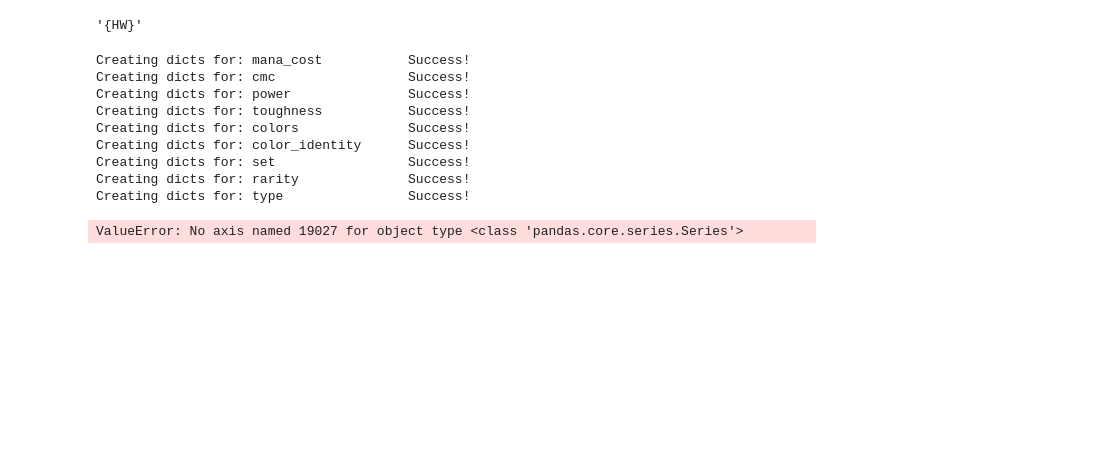
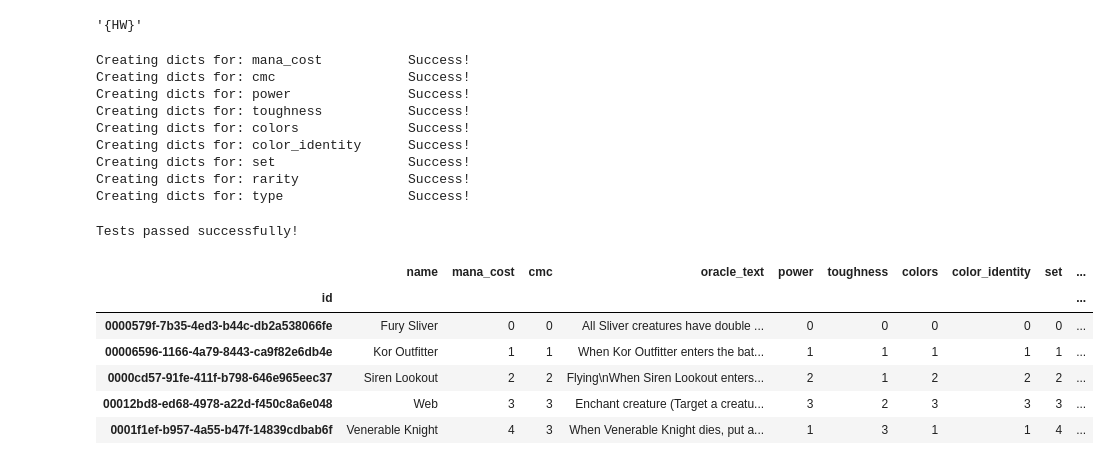
Before and after one commit to ramiluisto/MTG-cards, a Jupyter notebook: MTG textual part.ipynb, the cells around one changed output. Saved outputs shown, nothing was run; the diff lists cells and outputs as text; code cells hidden in the pictures; blank space fills up the shorter version.

```diff
--- a/MTG textual part.ipynb
+++ b/MTG textual part.ipynb
@@ -244,13 +250,48 @@ Creating dicts for: type                Success!
 # %%
 # Testing dictionaries
 
-TEST_AMOUNT = 10
+TEST_AMOUNT = 1000
+test_flag = True
 
 for categorizable in categorical_columns:
     maximum = len(df[categorizable])
 
     cat2int, int2cat = category_translators[categorizable]
     for j in np.random.randint(maximum, size=TEST_AMOUNT):
-        print(df[categorizable].iloc(j))
+        original = df[categorizable][j]
+        translated = cat2int[original]
+        double_translated = int2cat[translated]
+        #print(original, "->",translated , "->", double_translated )
+
+        if double_translated == original:
+            #print("Success!: ", original, "->",translated , "->", double_translated )
+            continue
+        else:
+            test_flag = False
+            print("FAIL!: ", original, "->",translated , "->", double_translated )
+
+if test_flag:
+    print("Tests passed successfully!")
 # %% [output]
-ValueError: No axis named 19027 for object type <class 'pandas.core.series.Series'>
+Tests passed successfully!
+# %%
+
+def category_translation_cat2idx(row):
+
+    for categorizable in categorical_columns:
+        cat2int, int2cat = category_translators[categorizable]
+        row[categorizable] = cat2int[row[categorizable]]
+    return row
+
+
+df_indexed = df.apply(category_translation_cat2idx, axis = 1).set_index('id').drop('index', axis = 1)
+# %%
+df_indexed.head()
+# %% [output]
+|  | name | mana_cost | cmc | oracle_text | power | toughness | colors | color_identity | set | ... |
+| id |  |  |  |  |  |  |  |  |  | ... |
+| 0000579f-7b35-4ed3-b44c-db2a538066fe | Fury Sliver | 0 | 0 | All Sliver creatures have double ... | 0 | 0 | 0 | 0 | 0 | ... |
+| 00006596-1166-4a79-8443-ca9f82e6db4e | Kor Outfitter | 1 | 1 | When Kor Outfitter enters the bat... | 1 | 1 | 1 | 1 | 1 | ... |
+| 0000cd57-91fe-411f-b798-646e965eec37 | Siren Lookout | 2 | 2 | Flying\nWhen Siren Lookout enters... | 2 | 1 | 2 | 2 | 2 | ... |
+| 00012bd8-ed68-4978-a22d-f450c8a6e048 | Web | 3 | 3 | Enchant creature (Target a creatu... | 3 | 2 | 3 | 3 | 3 | ... |
+| 0001f1ef-b957-4a55-b47f-14839cdbab6f | Venerable Knight | 4 | 3 | When Venerable Knight dies, put a... | 1 | 3 | 1 | 1 | 4 | ... |
```
Also changed, not shown: parts of 7 cells of this notebook.
